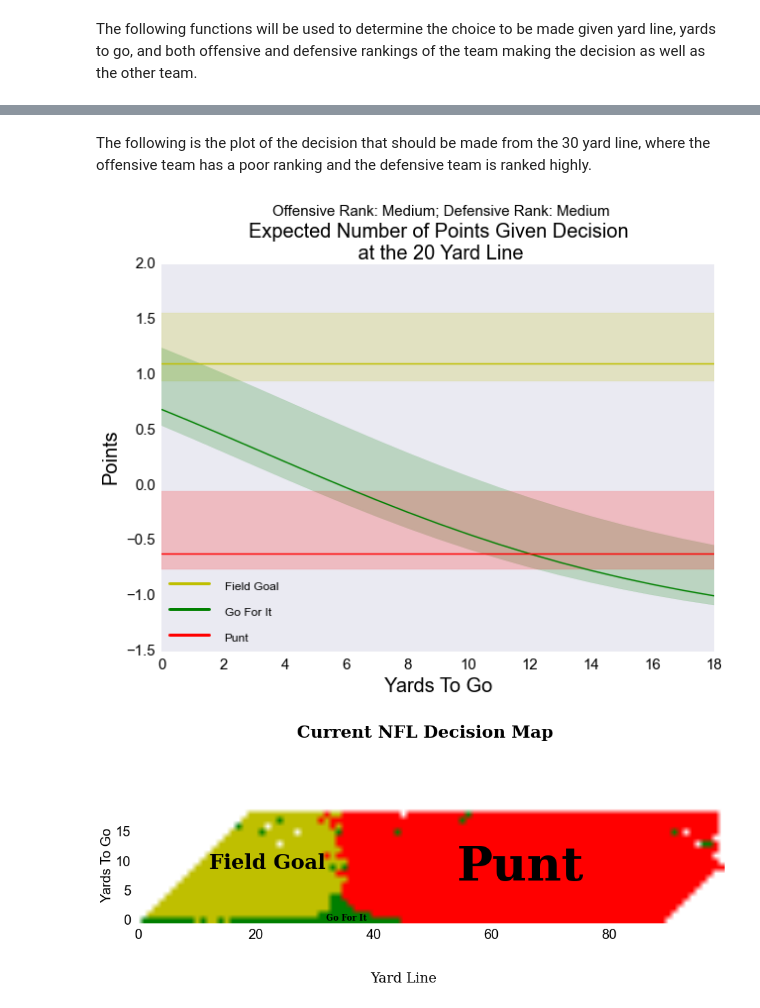
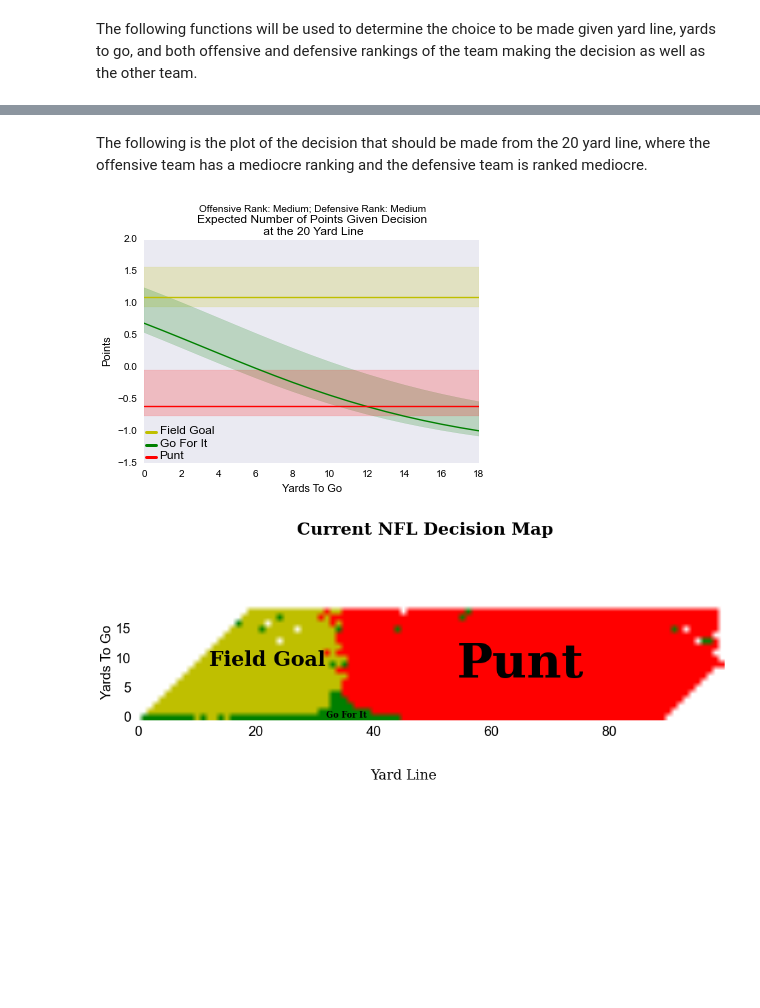
Before and after one commit to tomdawg86/Stat_222_NFL_Project, a Jupyter notebook: NFL-Go-For-It!.ipynb, the cells around one changed output, grey strips where cells are left out. Cells and saved outputs as stored; diff of their text form; code cells hidden in the pictures; blank space fills up the shorter version.

```diff
--- a/NFL-Go-For-It!.ipynb
+++ b/NFL-Go-For-It!.ipynb
@@ -985,21 +1024,19 @@ d2_upper = [decision(50, k, 15, 16, 15, 16, "upper") for k in x]
 d2_upper = pd.DataFrame(d2_upper)
 # %%
 fig, ax = plt.subplots()
-fig.set_size_inches(10, 7)
 ax.plot(d2.index, d2['Field Goal'], color = 'y', label = "Field Goal", linestyle = '-')
 plt.fill_between(d2.index, d2_lower['Field Goal'], d2_upper['Field Goal'], color='y', alpha=.2)
 ax.plot(d2.index, d2['Go For It'], color = 'g', label = "Go For It", linestyle = '-')
 plt.fill_between(d2.index, d2_lower['Go For It'], d2_upper['Go For It'], color='g', alpha=.2)
 ax.plot(d2.index, d2['Punt'], color = 'r', label = "Punt", linestyle = '-')
 plt.fill_between(d2.index, d2_lower['Punt'], d2_upper['Punt'], color='r', alpha=.2)
-xlabel("Yards To Go", size = 20)
-ylabel("Points", size = 20)
-yticks(size = 15)
-xticks(size = 15)
+xlabel("Yards To Go")
+ylabel("Points")
 ax.grid(False)
-title("Expected Number of Points Given Decision \n at the 50 Yard Line", size = 20)
-text(3.6,1.5,"Offensive Rank: Medium; Defensive Rank: Medium", size = 15)
-legend = ax.legend(loc=(0.4, 0.3), fontsize = 20, frameon = False, borderpad = 10)
+title("Expected Number of Points Given Decision \n at the 50 Yard Line")
+text(2.95,1.5,"Offensive Rank: Medium; Defensive Rank: Medium")
+legend = ax.legend(loc=(0.6, 0.55), fontsize = 5, frameon = False, borderpad = 10)
+xlim(xmax = 18)
 ylim(ymax = 1, ymin = -3)
 for label in legend.get_texts():
     label.set_fontsize('large')
@@ -1023,21 +1060,19 @@ d3_upper = [decision(80, k, 15, 16, 15, 16, "upper") for k in x]
 d3_upper = pd.DataFrame(d3_upper)
 # %%
 fig, ax = plt.subplots()
-fig.set_size_inches(10, 7)
 ax.plot(d3.index, d3['Field Goal'], color = 'y', label = "Field Goal", linestyle = '-')
 plt.fill_between(d3.index, d3_lower['Field Goal'], d3_upper['Field Goal'], color='y', alpha=.2)
 ax.plot(d3.index, d3['Go For It'], color = 'g', label = "Go For It", linestyle = '-')
 plt.fill_between(d3.index, d3_lower['Go For It'], d3_upper['Go For It'], color='g', alpha=.2)
 ax.plot(d3.index, d3['Punt'], color = 'r', label = "Punt", linestyle = '-')
 plt.fill_between(d3.index, d3_lower['Punt'], d3_upper['Punt'], color='r', alpha=.2)
-xlabel("Yards To Go", size = 20)
-ylabel("Points", size = 20)
-yticks(size = 15)
-xticks(size = 15)
+xlabel("Yards To Go")
+ylabel("Points")
+xlim(xmax = 18)
 ax.grid(False)
-title("Expected Number of Points Given Decision \n at the 80 Yard Line", size = 20)
-text(3.6,-.6,"Offensive Rank: Medium; Defensive Rank: Medium", size = 15)
-legend = ax.legend(loc=(.4, .3), fontsize = 20, frameon = False, borderpad = 10)
+title("Expected Number of Points Given Decision \n at the 80 Yard Line")
+text(2.95,-.6,"Offensive Rank: Medium; Defensive Rank: Medium")
+legend = ax.legend(loc=(.6, .5), fontsize = 5, frameon = False, borderpad = 10)
 for label in legend.get_texts():
     label.set_fontsize('large')
 
@@ -1051,5 +1086,5 @@ plt.show()
 # %% [markdown]
-The following is the plot of the decision that should be made from the 30 yard line, where the offensive team has a poor ranking and the defensive team is ranked highly.
+The following is the plot of the decision that should be made from the 20 yard line, where the offensive team has a mediocre ranking and the defensive team is ranked mediocre.
 # %%
 x = range(19)
 d4 = [decision(20, k, 15, 16, 15, 16, "actual") for k in x]
@@ -1060,31 +1095,29 @@ d4_upper = [decision(20, k, 15, 16, 15, 16, "upper") for k in x]
 d4_upper = pd.DataFrame(d4_upper)
 # %%
 fig, ax = plt.subplots()
-fig.set_size_inches(10, 7)
 ax.plot(d4.index, d4['Field Goal'], color = 'y', label = "Field Goal", linestyle = '-')
 plt.fill_between(d4.index, d4_lower['Field Goal'], d4_upper['Field Goal'], color='y', alpha=.2)
 ax.plot(d4.index, d4['Go For It'], color = 'g', label = "Go For It", linestyle = '-')
 plt.fill_between(d4.index, d4_lower['Go For It'], d4_upper['Go For It'], color='g', alpha=.2)
 ax.plot(d4.index, d4['Punt'], color = 'r', label = "Punt", linestyle = '-')
 plt.fill_between(d4.index, d4_lower['Punt'], d4_upper['Punt'], color='r', alpha=.2)
-xlabel("Yards To Go", size = 20)
-ylabel("Points", size = 20)
-yticks(size = 15)
-xticks(size = 15)
+xlabel("Yards To Go")
+ylabel("Points")
 ax.grid(False)
-title("Expected Number of Points Given Decision \n at the 20 Yard Line", size = 20)
-text(3.6,2.45,"Offensive Rank: Medium; Defensive Rank: Medium", size = 15)
-legend = ax.legend(loc=(0, 0), fontsize = 20, frameon = False)
+xlim(xmax = 18)
+title("Expected Number of Points Given Decision \n at the 20 Yard Line")
+text(2.95,2.45,"Offensive Rank: Medium; Defensive Rank: Medium")
+legend = ax.legend(loc=(0, 0), fontsize = 5, frameon = False)
 for label in legend.get_texts():
     label.set_fontsize('large')
 
 for label in legend.get_lines():
     label.set_linewidth(3)  # the legend line width
 
 savefig('Decision2015161516.png')
 plt.show()
 # %% [output]
-[figure, old version]
+[figure, new version]
 # %%
 def f(x, y, z):
     return z.loc[x, y]
```
Also changed, not shown: parts of 55 cells of this notebook, 14 other files.
